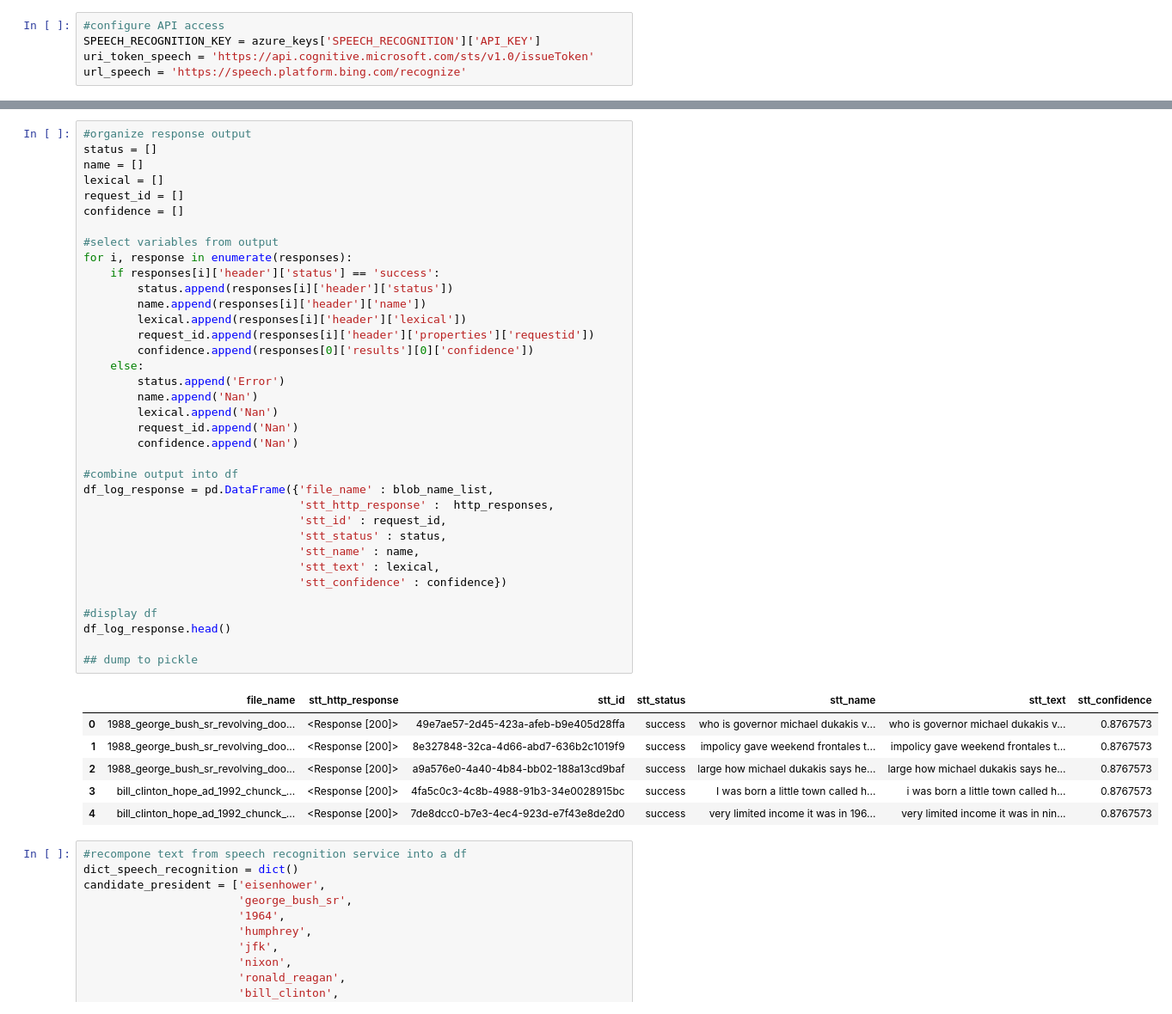
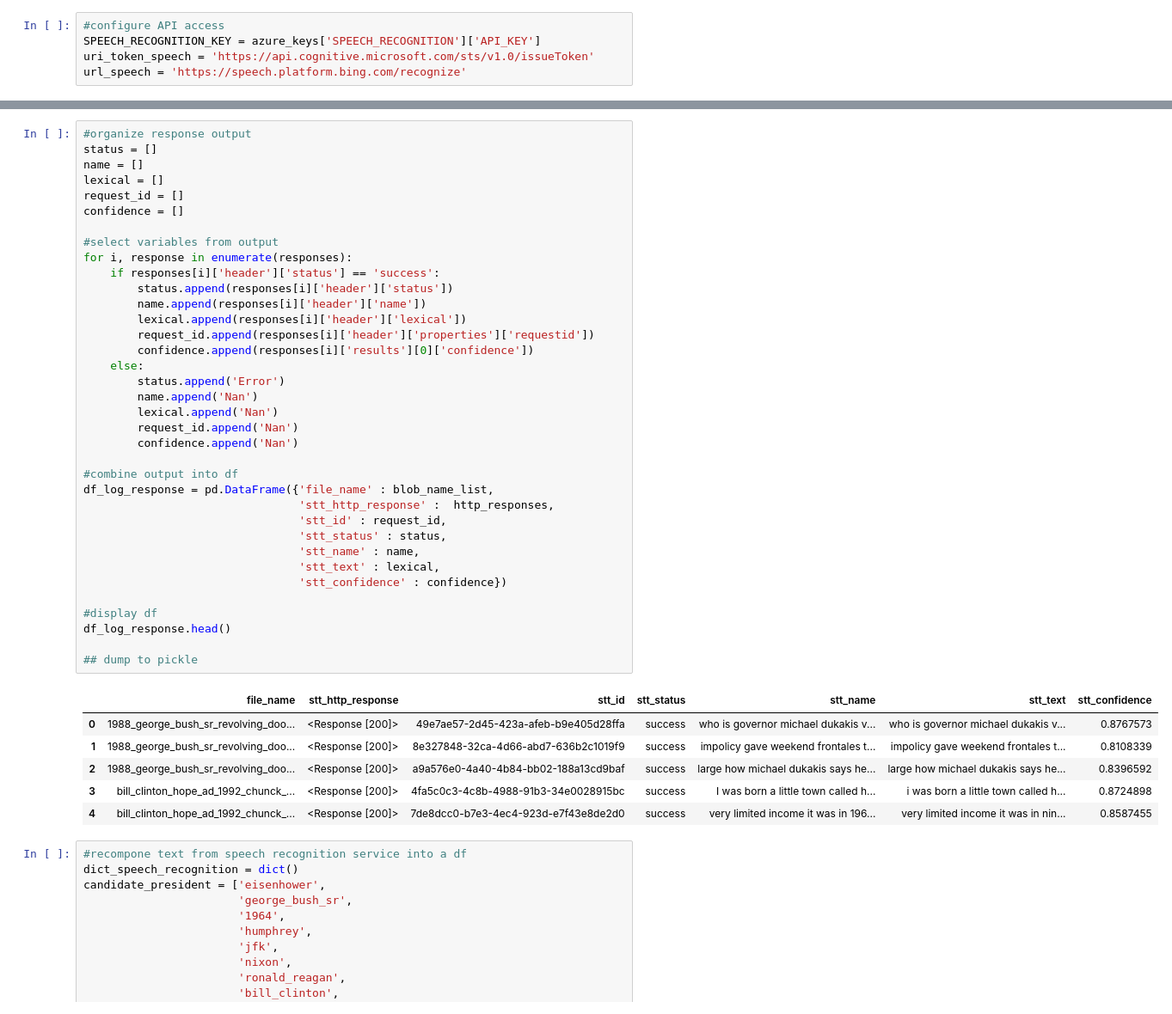
Before and after one commit to IQSS/dss-workshops-archived, a Jupyter notebook: public_cloud_computing/experiment/FE/FE.ipynb, the cells around one changed output, grey strips where cells are left out. Shown at 86% size. Drawn from its saved outputs; the diff is of its cells as text.

```diff
--- a/public_cloud_computing/experiment/FE/FE.ipynb
+++ b/public_cloud_computing/experiment/FE/FE.ipynb
@@ -639,38 +644,38 @@ confidence = []
 #select variables from output
 for i, response in enumerate(responses):
     if responses[i]['header']['status'] == 'success':
         status.append(responses[i]['header']['status'])
         name.append(responses[i]['header']['name'])
         lexical.append(responses[i]['header']['lexical'])
         request_id.append(responses[i]['header']['properties']['requestid'])
-        confidence.append(responses[0]['results'][0]['confidence'])
+        confidence.append(responses[i]['results'][0]['confidence'])
     else:
         status.append('Error')
         name.append('Nan')
         lexical.append('Nan')
         request_id.append('Nan')
         confidence.append('Nan')
 
 #combine output into df
 df_log_response = pd.DataFrame({'file_name' : blob_name_list,
                                 'stt_http_response' :  http_responses,
                                 'stt_id' : request_id,
                                 'stt_status' : status,
                                 'stt_name' : name,
                                 'stt_text' : lexical,
                                 'stt_confidence' : confidence})
 
 #display df
 df_log_response.head()
 
 ## dump to pickle
 # %% [output]
 |  | file_name | stt_http_response | stt_id | stt_status | stt_name | stt_text | stt_confidence |
 | 0 | 1988_george_bush_sr_revolving_doo... | <Response [200]> | 49e7ae57-2d45-423a-afeb-b9e405d28ffa | success | who is governor michael dukakis v... | who is governor michael dukakis v... | 0.8767573 |
-| 1 | 1988_george_bush_sr_revolving_doo... | <Response [200]> | 8e327848-32ca-4d66-abd7-636b2c1019f9 | success | impolicy gave weekend frontales t... | impolicy gave weekend frontales t... | 0.8767573 |
-| 2 | 1988_george_bush_sr_revolving_doo... | <Response [200]> | a9a576e0-4a40-4b84-bb02-188a13cd9baf | success | large how michael dukakis says he... | large how michael dukakis says he... | 0.8767573 |
-| 3 | bill_clinton_hope_ad_1992_chunck_... | <Response [200]> | 4fa5c0c3-4c8b-4988-91b3-34e0028915bc | success | I was born a little town called h... | i was born a little town called h... | 0.8767573 |
-| 4 | bill_clinton_hope_ad_1992_chunck_... | <Response [200]> | 7de8dcc0-b7e3-4ec4-923d-e7f43e8de2d0 | success | very limited income it was in 196... | very limited income it was in nin... | 0.8767573 |
+| 1 | 1988_george_bush_sr_revolving_doo... | <Response [200]> | 8e327848-32ca-4d66-abd7-636b2c1019f9 | success | impolicy gave weekend frontales t... | impolicy gave weekend frontales t... | 0.8108339 |
+| 2 | 1988_george_bush_sr_revolving_doo... | <Response [200]> | a9a576e0-4a40-4b84-bb02-188a13cd9baf | success | large how michael dukakis says he... | large how michael dukakis says he... | 0.8396592 |
+| 3 | bill_clinton_hope_ad_1992_chunck_... | <Response [200]> | 4fa5c0c3-4c8b-4988-91b3-34e0028915bc | success | I was born a little town called h... | i was born a little town called h... | 0.8724898 |
+| 4 | bill_clinton_hope_ad_1992_chunck_... | <Response [200]> | 7de8dcc0-b7e3-4ec4-923d-e7f43e8de2d0 | success | very limited income it was in 196... | very limited income it was in nin... | 0.8587455 |
 # %%
 #recompone text from speech recognition service into a df
 dict_speech_recognition = dict()
```
Also changed, not shown: parts of 25 cells of this notebook.
